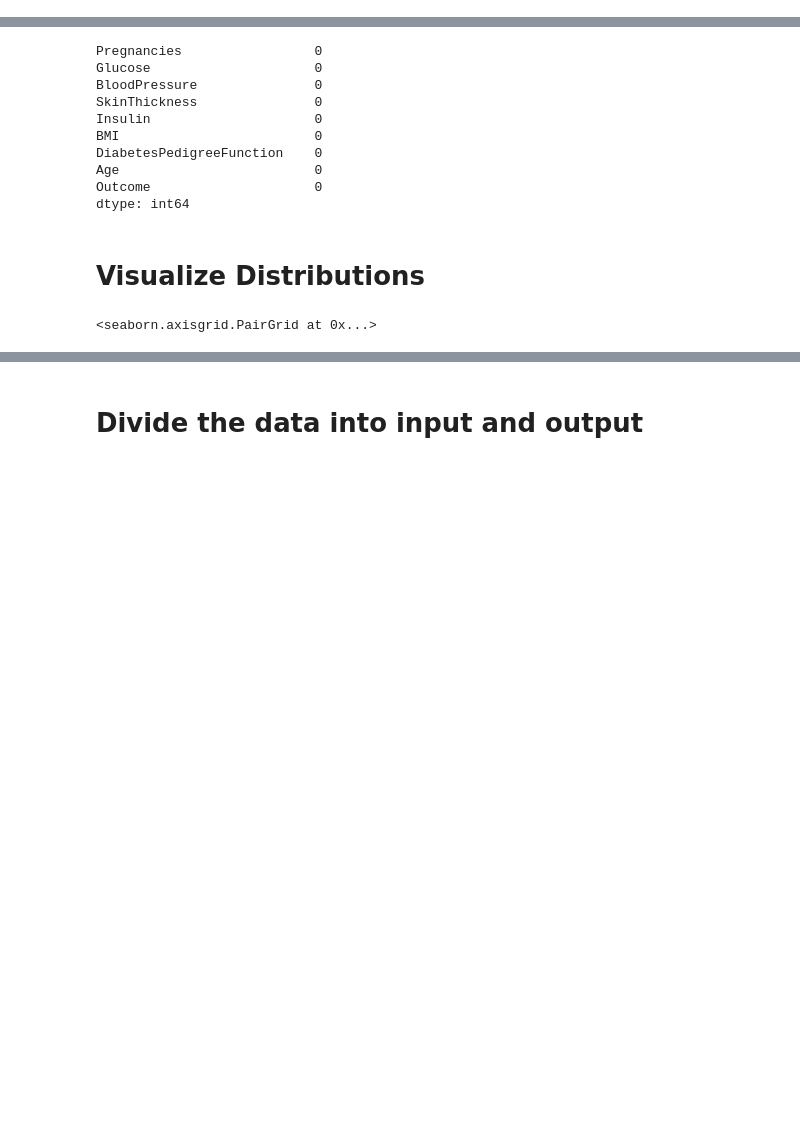
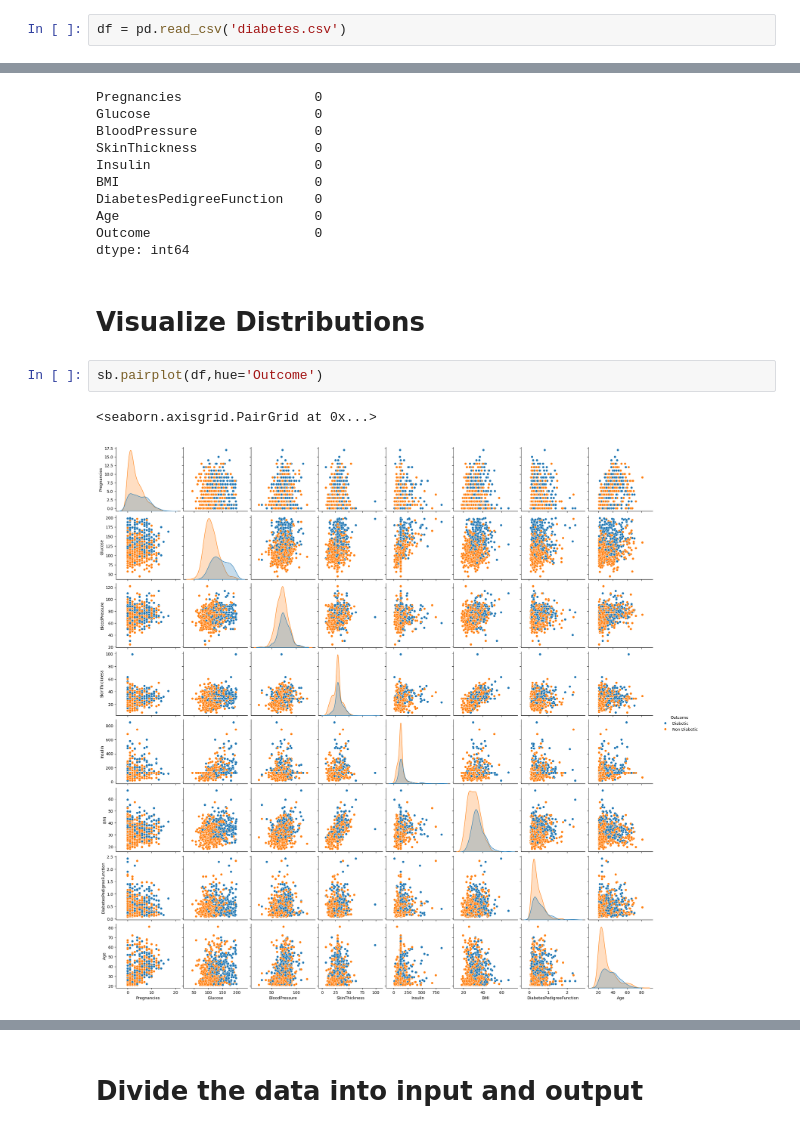
Before and after one commit to NeelHGohel/SEM-6, a Jupyter notebook: Machine Learning & Deep Learning/Lab 06/Lab 06.ipynb, the cells around one changed output, grey strips where cells are left out. Cells and saved outputs as stored; diff of their text form; blank space fills up the shorter version.

```diff
--- a/Machine Learning & Deep Learning/Lab 06/Lab 06.ipynb
+++ b/Machine Learning & Deep Learning/Lab 06/Lab 06.ipynb
@@ -82,3 +174,5 @@ DecisionTreeClassifier(splitter='random')
 # %% [markdown]
 # Import diabetes.csv dataset
+# %%
+df = pd.read_csv('diabetes.csv')
 # %%
@@ -137,6 +268,8 @@ dtype: int64
 # %% [markdown]
 # Visualize Distributions
 # %%
+sb.pairplot(df,hue='Outcome')
 # %% [output]
 <seaborn.axisgrid.PairGrid at 0x...>
+[figure, added]
 # %% [markdown]
```
Also changed, not shown: parts of 53 cells of this notebook, 1 other file.
